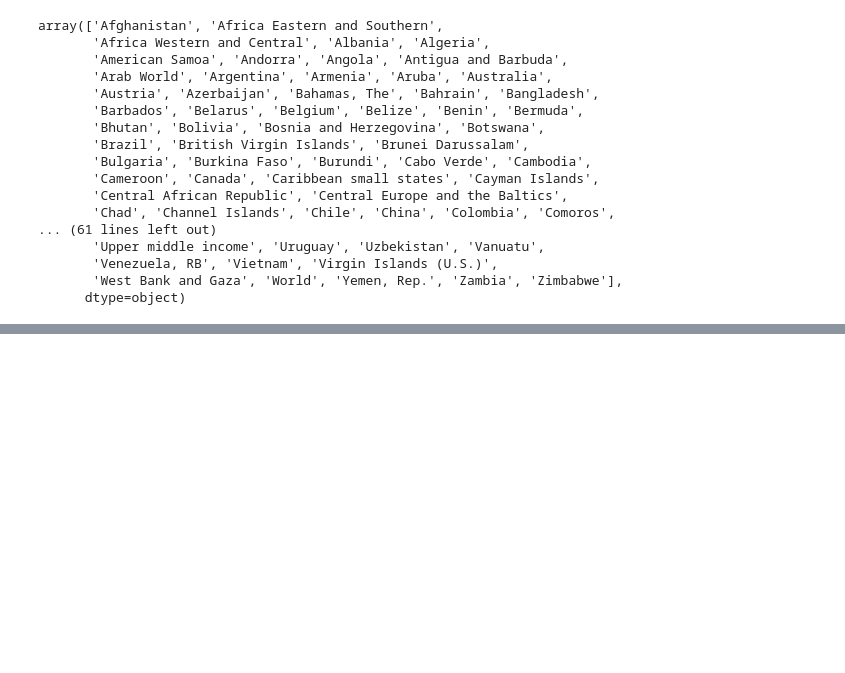
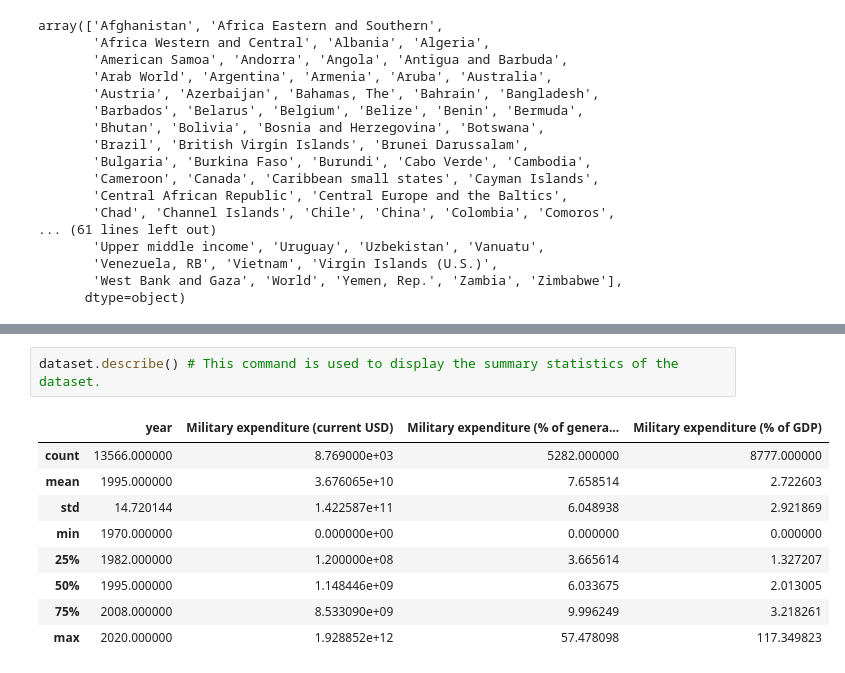
Before and after one commit to Sumit-Agnihotri/MILITARY_EXPENDITURE_ANALYSIS, a Jupyter notebook: Military Expenditure Analysis.ipynb, the cells around one changed output, grey strips where cells are left out. Drawn from its saved outputs; the diff is of its cells as text; blank space fills up the shorter version.

```diff
--- a/Military Expenditure Analysis.ipynb
+++ b/Military Expenditure Analysis.ipynb
@@ -89,0 +103,12 @@ array(['Afghanistan', 'Africa Eastern and Southern',
+# %%
+dataset.describe() # This command is used to display the summary statistics of the dataset.
+# %% [output]
+|  | year | Military expenditure (current USD) | Military expenditure (% of genera... | Military expenditure (% of GDP) |
+| count | 13566.000000 | 8.769000e+03 | 5282.000000 | 8777.000000 |
+| mean | 1995.000000 | 3.676065e+10 | 7.658514 | 2.722603 |
+| std | 14.720144 | 1.422587e+11 | 6.048938 | 2.921869 |
+| min | 1970.000000 | 0.000000e+00 | 0.000000 | 0.000000 |
+| 25% | 1982.000000 | 1.200000e+08 | 3.665614 | 1.327207 |
+| 50% | 1995.000000 | 1.148446e+09 | 6.033675 | 2.013005 |
+| 75% | 2008.000000 | 8.533090e+09 | 9.996249 | 3.218261 |
+| max | 2020.000000 | 1.928852e+12 | 57.478098 | 117.349823 |
```
Also changed, not shown: parts of 4 cells of this notebook.
